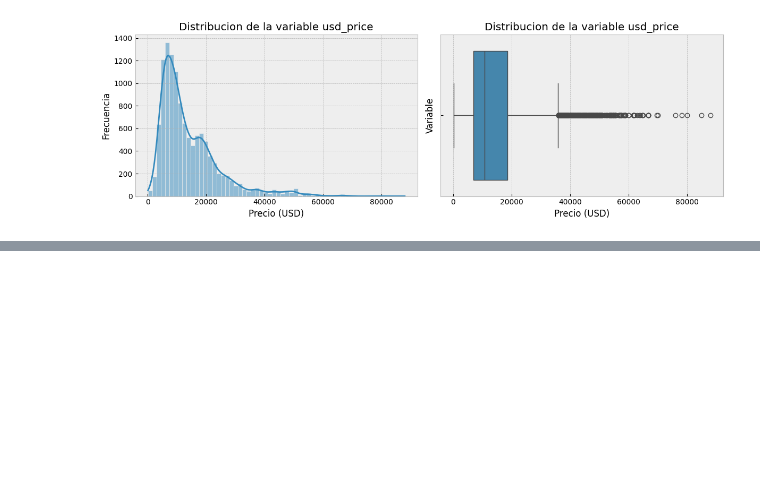
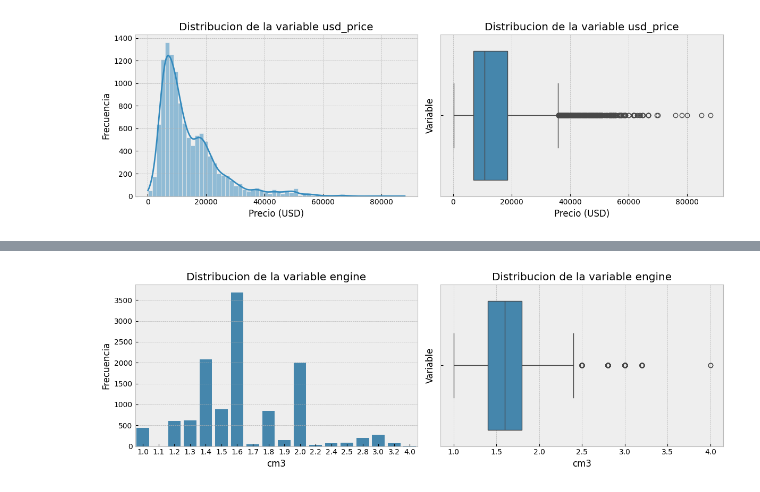
Before and after one commit to arielRas/UsedCarPricePredict-MercadoLibre, a Jupyter notebook: Eda.ipynb, the cells around one changed output, grey strips where cells are left out. Saved outputs shown, nothing was run; the diff lists cells and outputs as text; code cells hidden in the pictures; blank space fills up the shorter version.

```diff
--- a/Eda.ipynb
+++ b/Eda.ipynb
@@ -61,0 +103,18 @@ mpl.style.use('default')
+# %%
+#DISTRIBUCION DE LA VARIABLE ENGINE
+mpl.style.use('bmh')
+fig, ax = plt.subplots(nrows=1, ncols=2, figsize=(12,4))
+sns.countplot(x=df.engine.sort_values().astype(str), ax=ax[0])
+ax[0].set_title('Distribucion de la variable engine')
+ax[0].set_xlabel('cm3')
+ax[0].set_ylabel('Frecuencia')
+
+sns.boxplot(df.engine, orient='h' ,ax=ax[1])
+ax[1].set_title('Distribucion de la variable engine')
+ax[1].set_xlabel('cm3')
+ax[1].set_ylabel('Variable')
+plt.tight_layout()
+plt.show()
+mpl.style.use('default')
+# %% [output]
+[figure, added]
```
Also changed, not shown: parts of 9 cells of this notebook.
